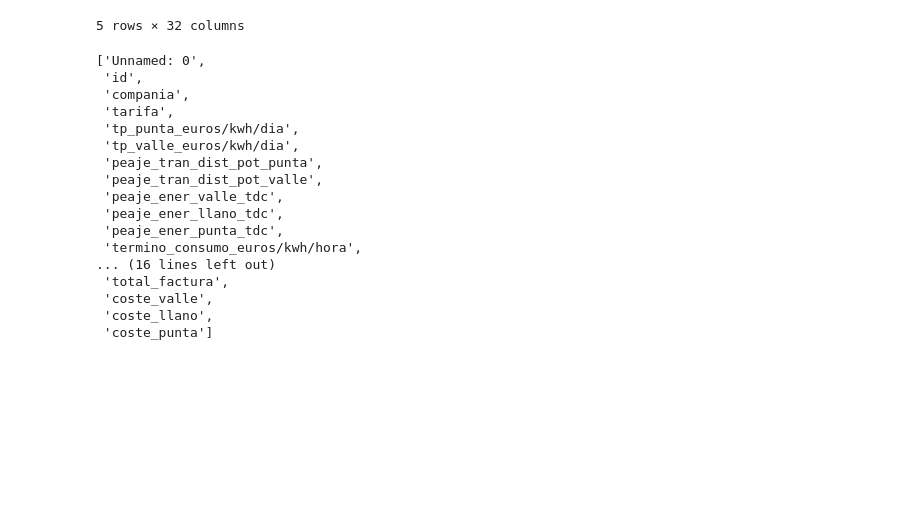
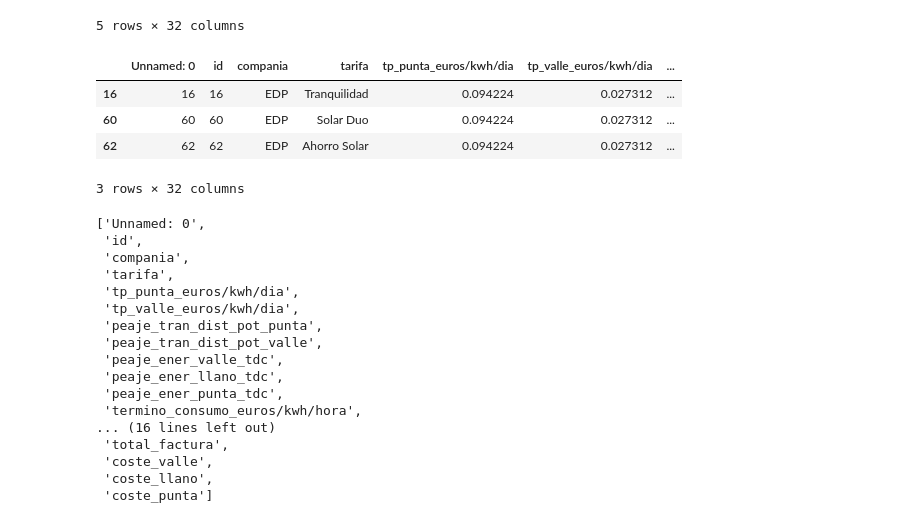
Before and after one commit to emmawv/desafio_comparador, a Jupyter notebook: Codigo/graphs.ipynb, the cells around one changed output. Saved outputs shown, nothing was run; the diff lists cells and outputs as text; code cells hidden in the pictures; blank space fills up the shorter version.

```diff
--- a/Codigo/graphs.ipynb
+++ b/Codigo/graphs.ipynb
@@ -13,0 +16,8 @@ df.head()
+# %%
+df[df['compania']=='EDP']
+# %% [output]
+|  | Unnamed: 0 | id | compania | tarifa | tp_punta_euros/kwh/dia | tp_valle_euros/kwh/dia | ... |
+| 16 | 16 | 16 | EDP | Tranquilidad | 0.094224 | 0.027312 | ... |
+| 60 | 60 | 60 | EDP | Solar Duo | 0.094224 | 0.027312 | ... |
+| 62 | 62 | 62 | EDP | Ahorro Solar | 0.094224 | 0.027312 | ... |
+3 rows × 32 columns
```
Also changed, not shown: parts of 7 cells of this notebook, 2 other files.
